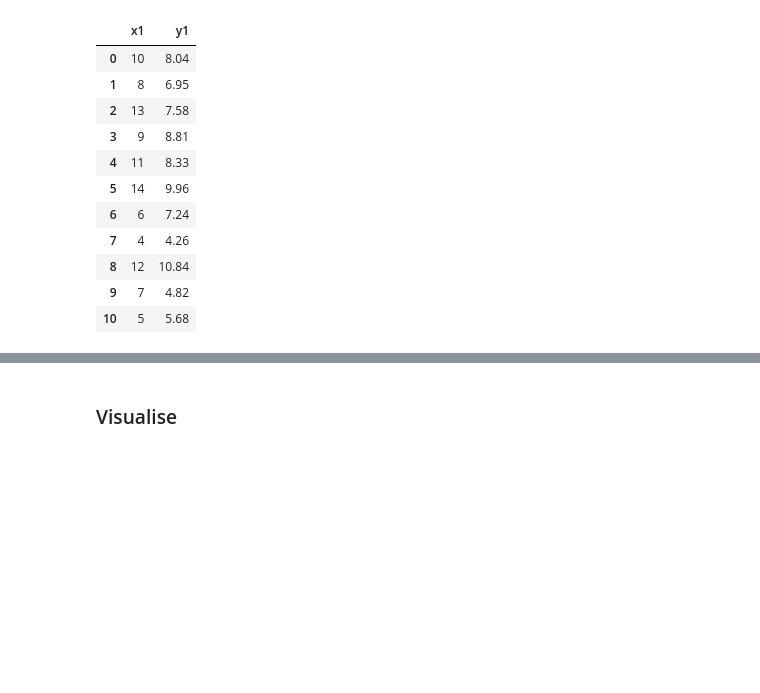
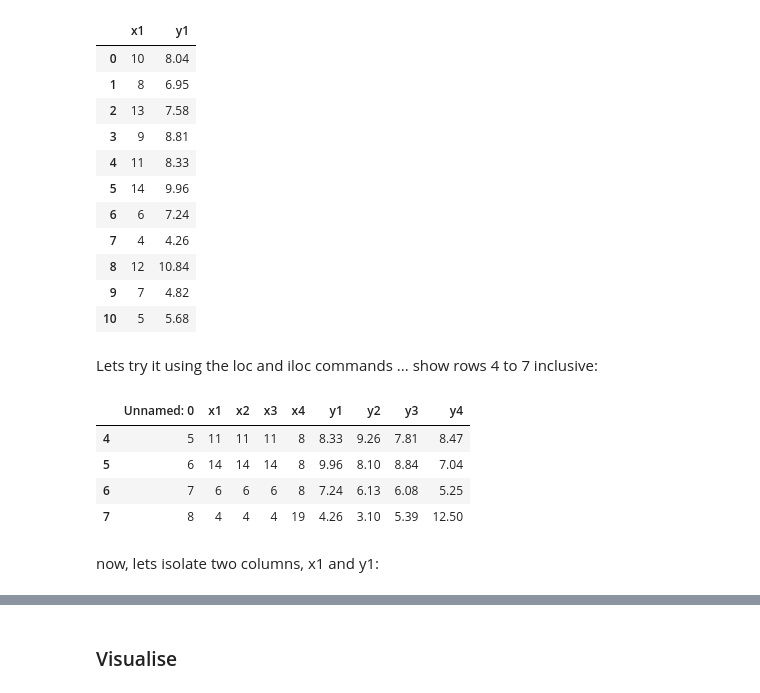
Before and after one commit to Aqua5lad/Anscombes-quartet-dataset, a Jupyter notebook: Anscombes Dataset Analysis.ipynb, the cells around one changed output, grey strips where cells are left out. Saved outputs shown, nothing was run; the diff lists cells and outputs as text; code cells hidden in the pictures; blank space fills up the shorter version.

```diff
--- a/Anscombes Dataset Analysis.ipynb
+++ b/Anscombes Dataset Analysis.ipynb
@@ -54,3 +54,15 @@ e
 | 8 | 12 | 10.84 |
 | 9 | 7 | 4.82 |
 | 10 | 5 | 5.68 |
+# %% [markdown]
+Lets try it using the loc and iloc commands ... show rows 4 to 7 inclusive:
+# %%
+df.loc[4:7]
+# %% [output]
+|  | Unnamed: 0 | x1 | x2 | x3 | x4 | y1 | y2 | y3 | y4 |
+| 4 | 5 | 11 | 11 | 11 | 8 | 8.33 | 9.26 | 7.81 | 8.47 |
+| 5 | 6 | 14 | 14 | 14 | 8 | 9.96 | 8.10 | 8.84 | 7.04 |
+| 6 | 7 | 6 | 6 | 6 | 8 | 7.24 | 6.13 | 6.08 | 5.25 |
+| 7 | 8 | 4 | 4 | 4 | 19 | 4.26 | 3.10 | 5.39 | 12.50 |
+# %% [markdown]
+now, lets isolate two columns, x1 and y1:
```
Also changed, not shown: parts of 3 cells of this notebook.
